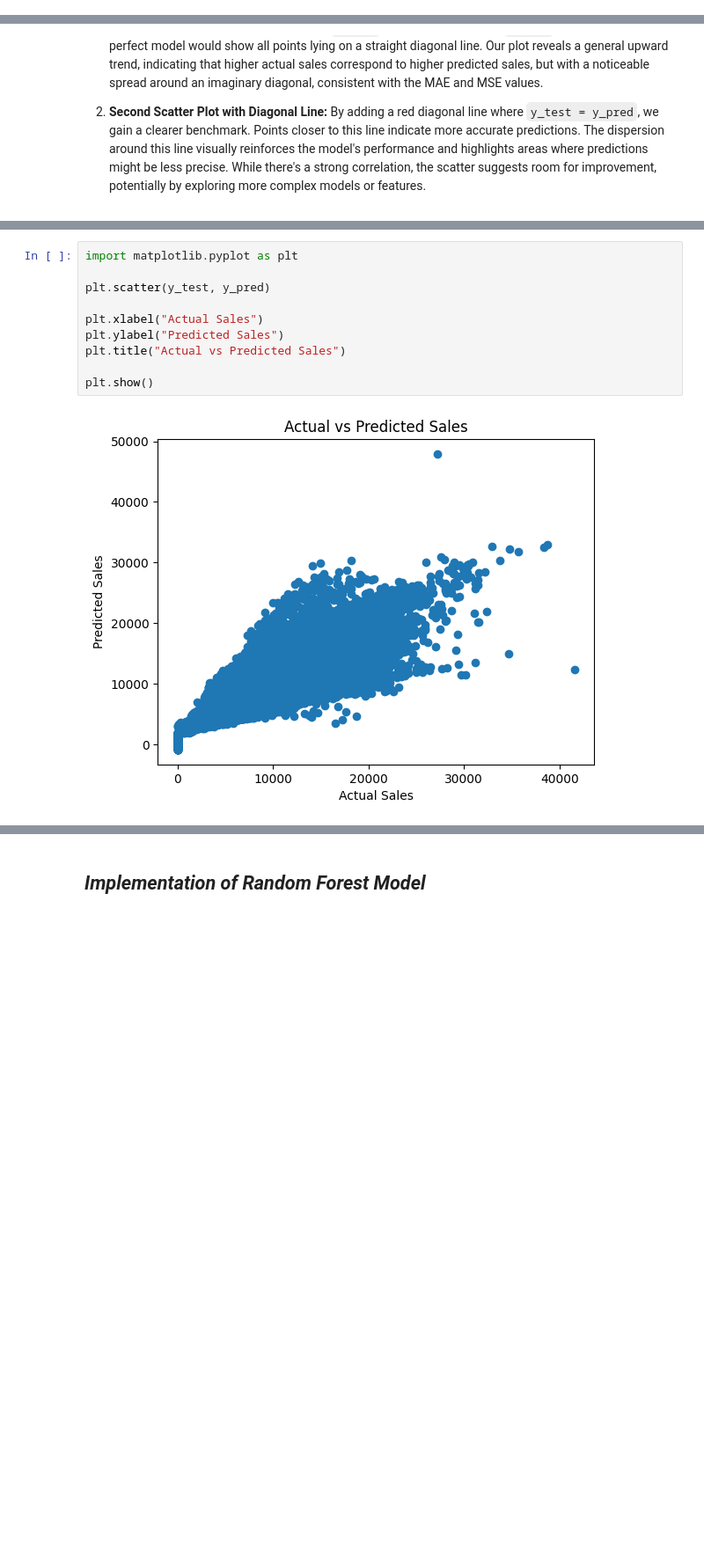
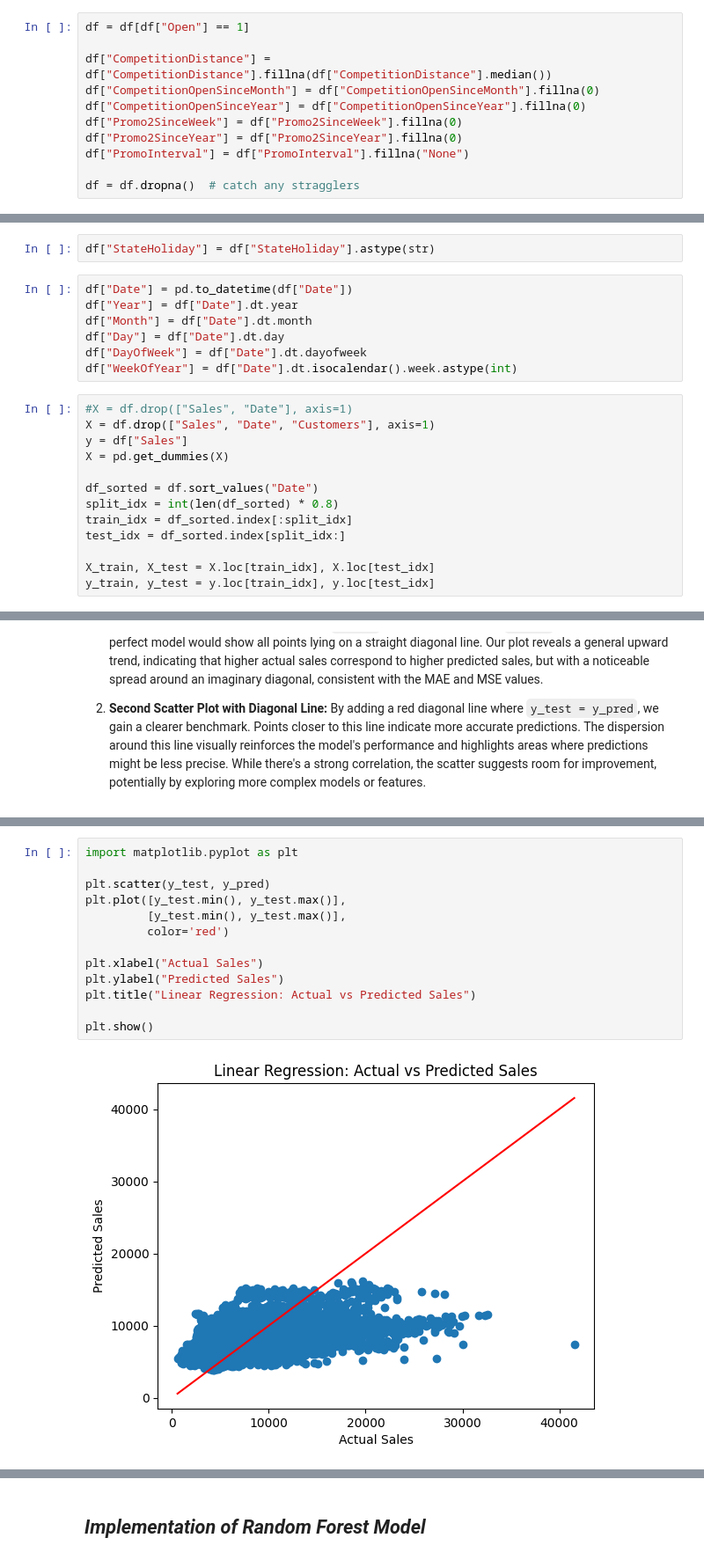
Before and after one commit to Cyberoxic/Sale-Prediction-System, a Jupyter notebook: Sales_Prediction_model.ipynb, the cells around one changed output, grey strips where cells are left out. Shown at 88% size. Saved outputs shown, nothing was run; the diff lists cells and outputs as text; blank space fills up the shorter version.

```diff
--- a/Sales_Prediction_model.ipynb
+++ b/Sales_Prediction_model.ipynb
@@ -47,6 +53,17 @@ Data preprocessing is a pivotal phase that transforms raw data into a clean, str
 3.  **One-Hot Encoding:** Categorical variables, such as `StateHoliday`, cannot be directly consumed by many machine learning algorithms. Therefore, we apply one-hot encoding using `pd.get_dummies(X)`. This converts categorical columns into a numerical format where each category becomes a new binary column. This is critical for preventing the model from assuming an ordinal relationship where none exists (e.g., 'a' > 'b' in `StateHoliday`). The `X.head()` output after encoding vividly demonstrates how `StateHoliday` has been expanded into `StateHoliday_0`, `StateHoliday_a`, `StateHoliday_b`, and `StateHoliday_c`, transforming these nominal categories into a machine-readable format.
 
 4.  **Train-Test Split:** Finally, we partition our processed data into training and testing sets using `train_test_split`. This step is fundamental for evaluating the generalization capability of our model. The training set (`X_train`, `y_train`) is used to teach the model patterns, while the unseen testing set (`X_test`, `y_test`) assesses how well the model performs on new, unobserved data, thereby providing an unbiased evaluation of its predictive performance.
+# %%
+df = df[df["Open"] == 1]
+
+df["CompetitionDistance"] = df["CompetitionDistance"].fillna(df["CompetitionDistance"].median())
+df["CompetitionOpenSinceMonth"] = df["CompetitionOpenSinceMonth"].fillna(0)
+df["CompetitionOpenSinceYear"] = df["CompetitionOpenSinceYear"].fillna(0)
+df["Promo2SinceWeek"] = df["Promo2SinceWeek"].fillna(0)
+df["Promo2SinceYear"] = df["Promo2SinceYear"].fillna(0)
+df["PromoInterval"] = df["PromoInterval"].fillna("None")
+
+df = df.dropna()  # catch any stragglers
 # %%
 print(df.isnull().sum())
 # %% [output]
@@ -74,3 +89,25 @@ X_train, X_test, y_train, y_test = train_test_split(
+# %%
+df["StateHoliday"] = df["StateHoliday"].astype(str)
+# %%
+df["Date"] = pd.to_datetime(df["Date"])
+df["Year"] = df["Date"].dt.year
+df["Month"] = df["Date"].dt.month
+df["Day"] = df["Date"].dt.day
+df["DayOfWeek"] = df["Date"].dt.dayofweek
+df["WeekOfYear"] = df["Date"].dt.isocalendar().week.astype(int)
+# %%
+#X = df.drop(["Sales", "Date"], axis=1)
+X = df.drop(["Sales", "Date", "Customers"], axis=1)
+y = df["Sales"]
+X = pd.get_dummies(X)
+
+df_sorted = df.sort_values("Date")
+split_idx = int(len(df_sorted) * 0.8)
+train_idx = df_sorted.index[:split_idx]
+test_idx = df_sorted.index[split_idx:]
+
+X_train, X_test = X.loc[train_idx], X.loc[test_idx]
+y_train, y_test = y.loc[train_idx], y.loc[test_idx]
 # %%
 print(X.head())
 # %% [output]
@@ -147,12 +190,15 @@ R2 Score: 0.8519815183835969
 # %%
 import matplotlib.pyplot as plt
 
 plt.scatter(y_test, y_pred)
+plt.plot([y_test.min(), y_test.max()],
+         [y_test.min(), y_test.max()],
+         color='red')
 
 plt.xlabel("Actual Sales")
 plt.ylabel("Predicted Sales")
-plt.title("Actual vs Predicted Sales")
+plt.title("Linear Regression: Actual vs Predicted Sales")
 
 plt.show()
 # %% [output]
-[figure, old version]
+[figure, new version]
```
Also changed, not shown: parts of 16 cells of this notebook.
